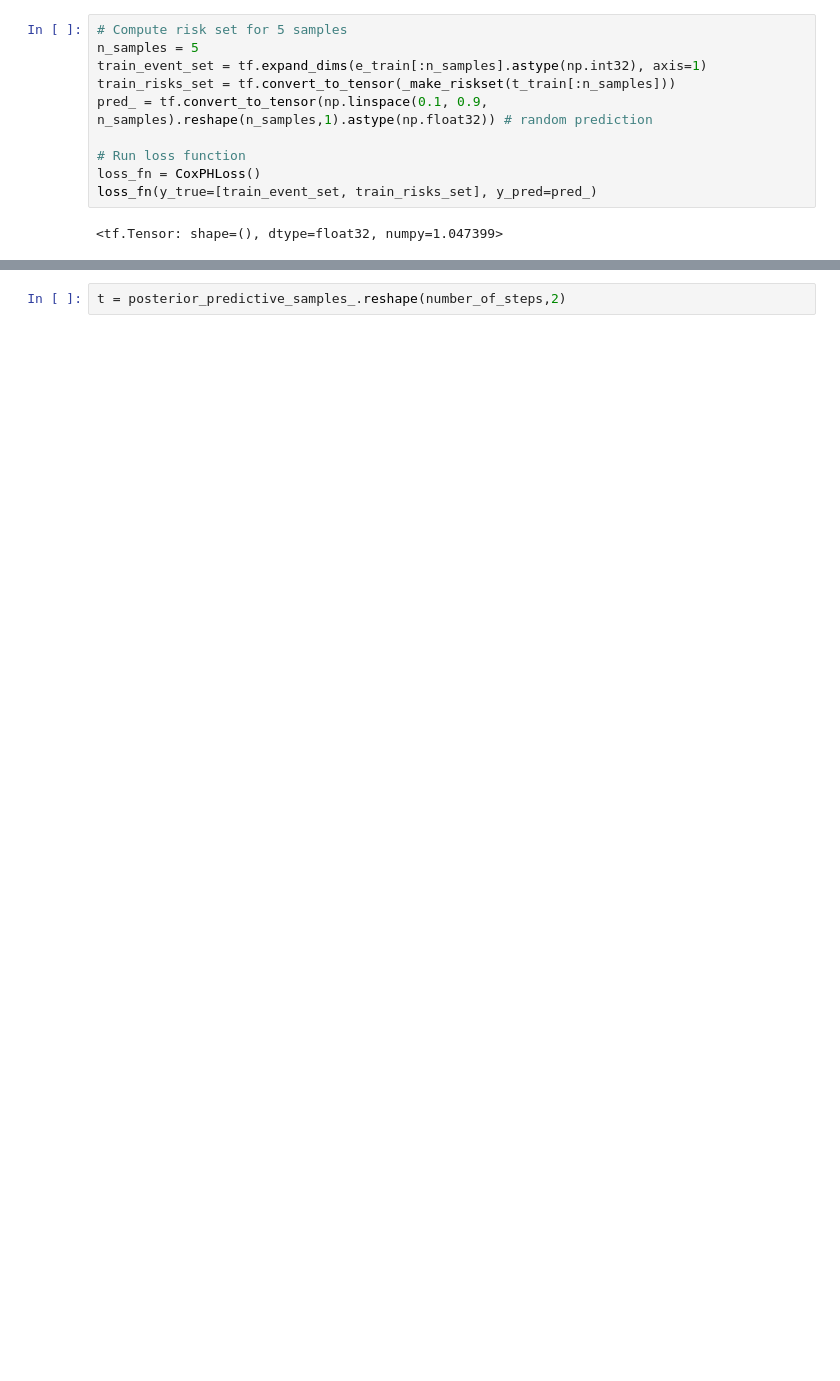
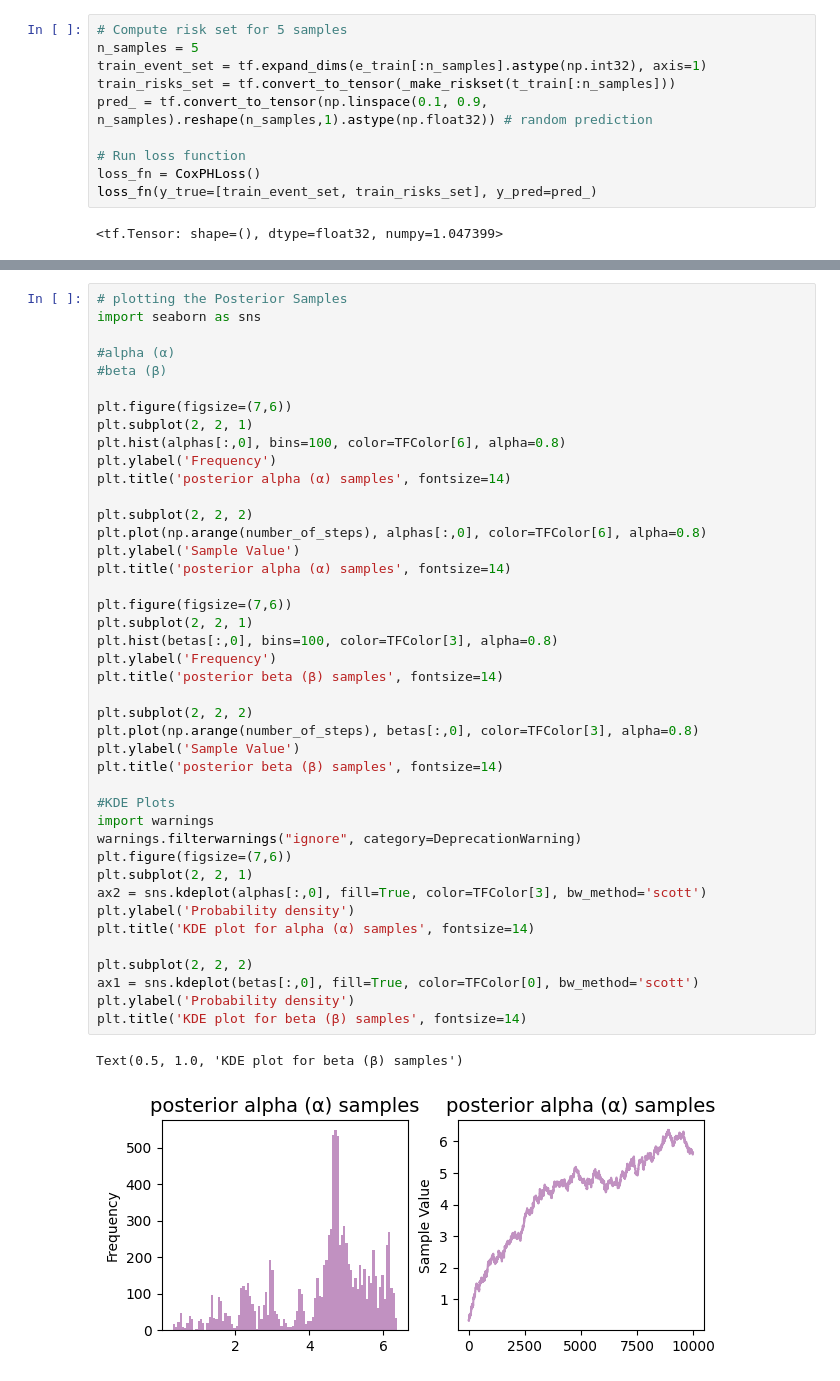
Before and after one commit to thecml/baysurv-wip, a Jupyter notebook: notebooks/mcmc.ipynb, the cells around one changed output, grey strips where cells are left out. Drawn from its saved outputs; the diff is of its cells as text; blank space fills up the shorter version.

```diff
--- a/notebooks/mcmc.ipynb
+++ b/notebooks/mcmc.ipynb
@@ -173,2 +101,45 @@ Text(0.5, 1.0, 'HMC beta (β) convergence progression')
-# %%
-t = posterior_predictive_samples_.reshape(number_of_steps,2)
+# %%
+# plotting the Posterior Samples
+import seaborn as sns
+
+#alpha (α)
+#beta (β)
+
+plt.figure(figsize=(7,6))
+plt.subplot(2, 2, 1)
+plt.hist(alphas[:,0], bins=100, color=TFColor[6], alpha=0.8)
+plt.ylabel('Frequency')
+plt.title('posterior alpha (α) samples', fontsize=14)
+
+plt.subplot(2, 2, 2)
+plt.plot(np.arange(number_of_steps), alphas[:,0], color=TFColor[6], alpha=0.8)
+plt.ylabel('Sample Value')
+plt.title('posterior alpha (α) samples', fontsize=14)
+
+plt.figure(figsize=(7,6))
+plt.subplot(2, 2, 1)
+plt.hist(betas[:,0], bins=100, color=TFColor[3], alpha=0.8)
+plt.ylabel('Frequency')
+plt.title('posterior beta (β) samples', fontsize=14)
+
+plt.subplot(2, 2, 2)
+plt.plot(np.arange(number_of_steps), betas[:,0], color=TFColor[3], alpha=0.8)
+plt.ylabel('Sample Value')
+plt.title('posterior beta (β) samples', fontsize=14)
+
+#KDE Plots
+import warnings
+warnings.filterwarnings("ignore", category=DeprecationWarning)
+plt.figure(figsize=(7,6))
+plt.subplot(2, 2, 1)
+ax2 = sns.kdeplot(alphas[:,0], fill=True, color=TFColor[3], bw_method='scott')
+plt.ylabel('Probability density')
+plt.title('KDE plot for alpha (α) samples', fontsize=14)
+
+plt.subplot(2, 2, 2)
+ax1 = sns.kdeplot(betas[:,0], fill=True, color=TFColor[0], bw_method='scott')
+plt.ylabel('Probability density')
+plt.title('KDE plot for beta (β) samples', fontsize=14)
+# %% [output]
+Text(0.5, 1.0, 'KDE plot for beta (β) samples')
+[figure, added]
```
Also changed, not shown: parts of 26 cells of this notebook, 3 other files.
